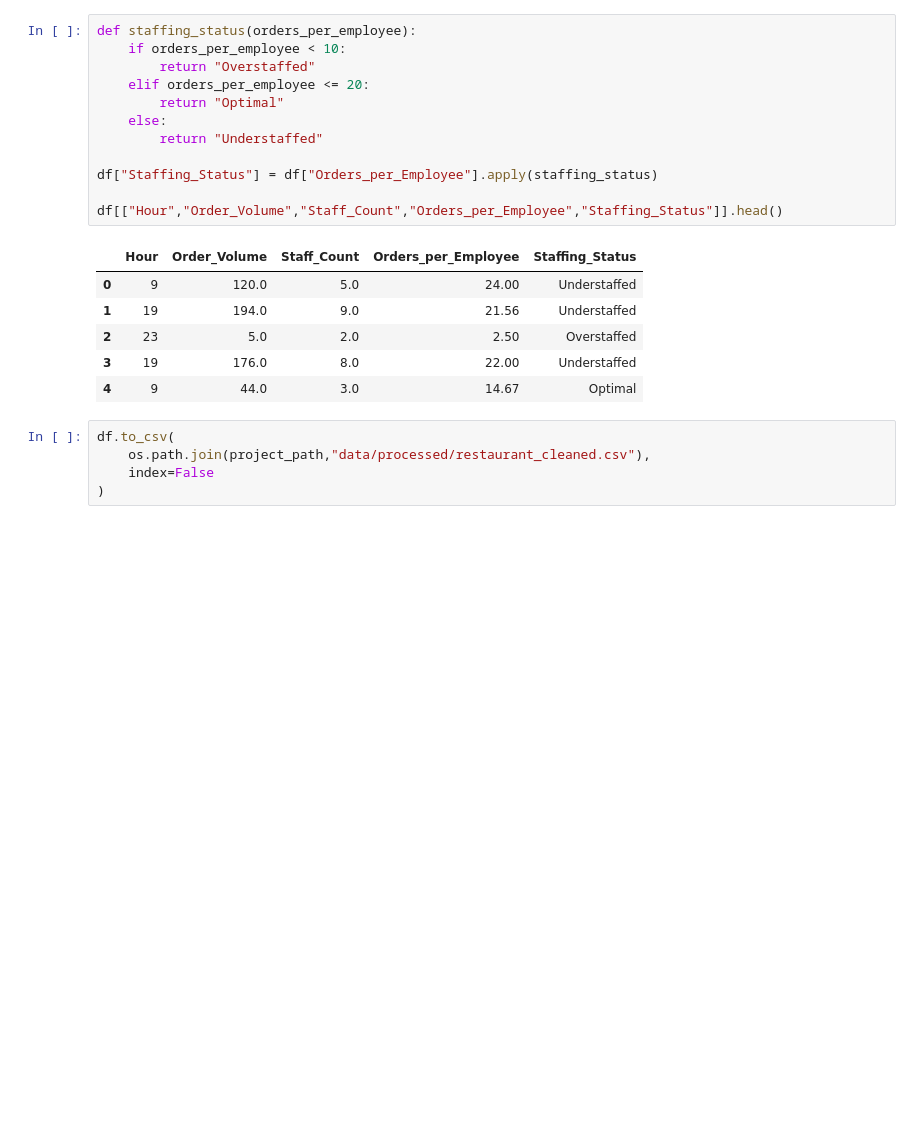
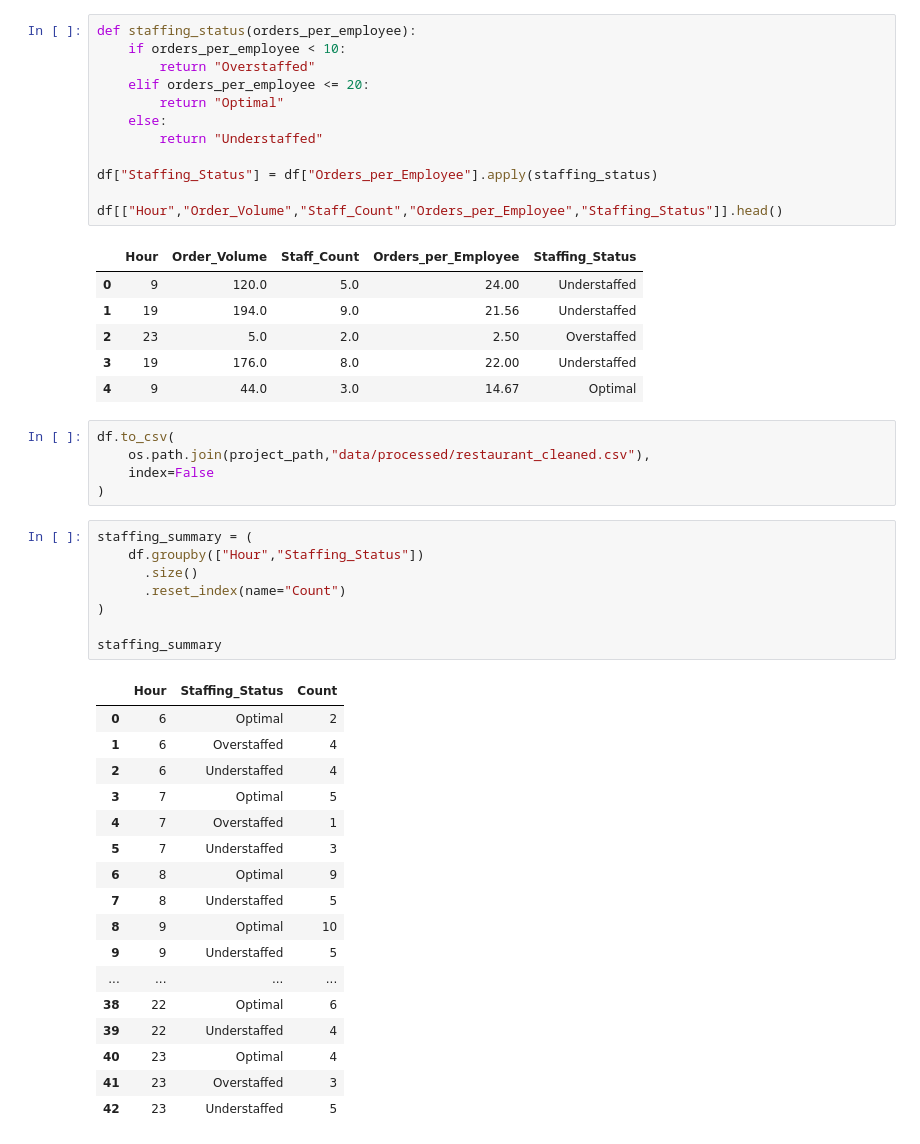
Before and after one commit to Rukshana-S/mcd-staffing-demand-prediction, a Jupyter notebook: Restaurant_Staffing_Analysis.ipynb, the cells around one changed output. Saved outputs shown, nothing was run; the diff lists cells and outputs as text; blank space fills up the shorter version.

```diff
--- a/Restaurant_Staffing_Analysis.ipynb
+++ b/Restaurant_Staffing_Analysis.ipynb
@@ -581,3 +581,29 @@ df.to_csv(
     os.path.join(project_path,"data/processed/restaurant_cleaned.csv"),
     index=False
 )
+# %%
+staffing_summary = (
+    df.groupby(["Hour","Staffing_Status"])
+      .size()
+      .reset_index(name="Count")
+)
+
+staffing_summary
+# %% [output]
+|  | Hour | Staffing_Status | Count |
+| 0 | 6 | Optimal | 2 |
+| 1 | 6 | Overstaffed | 4 |
+| 2 | 6 | Understaffed | 4 |
+| 3 | 7 | Optimal | 5 |
+| 4 | 7 | Overstaffed | 1 |
+| 5 | 7 | Understaffed | 3 |
+| 6 | 8 | Optimal | 9 |
+| 7 | 8 | Understaffed | 5 |
+| 8 | 9 | Optimal | 10 |
+| 9 | 9 | Understaffed | 5 |
+| ... | ... | ... | ... |
+| 38 | 22 | Optimal | 6 |
+| 39 | 22 | Understaffed | 4 |
+| 40 | 23 | Optimal | 4 |
+| 41 | 23 | Overstaffed | 3 |
+| 42 | 23 | Understaffed | 5 |
```
Also changed, not shown: parts of 4 cells of this notebook.
